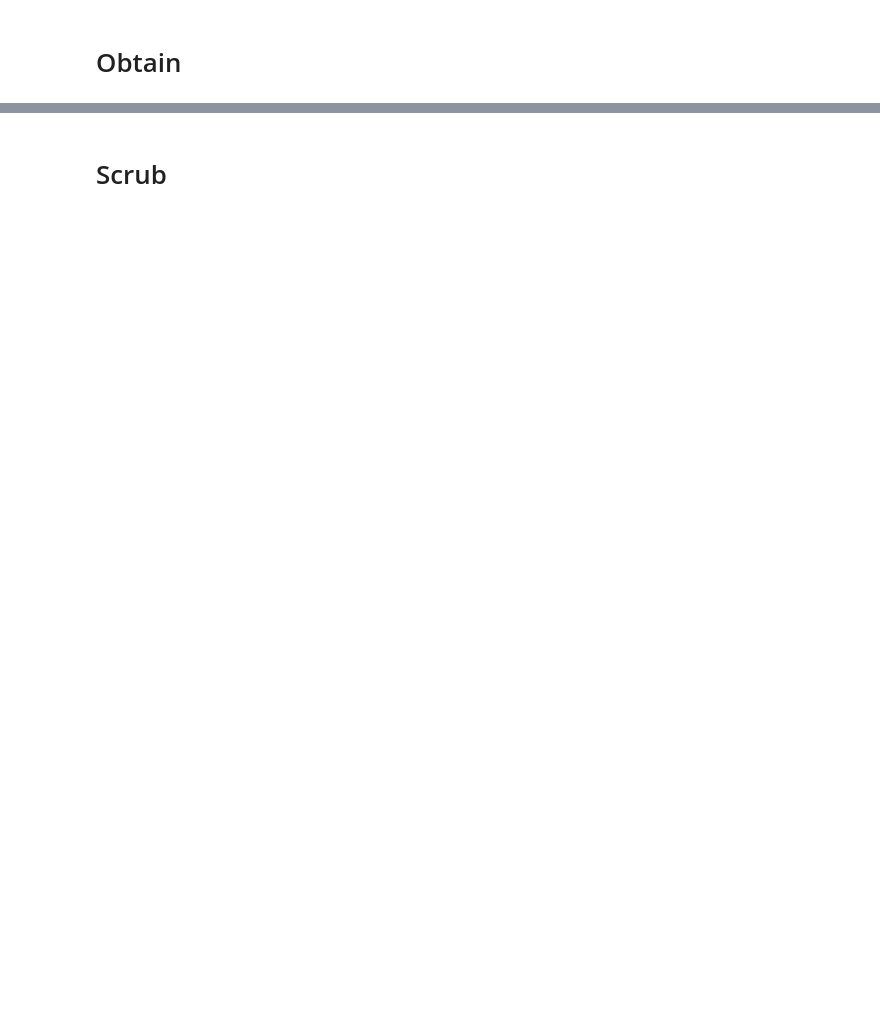
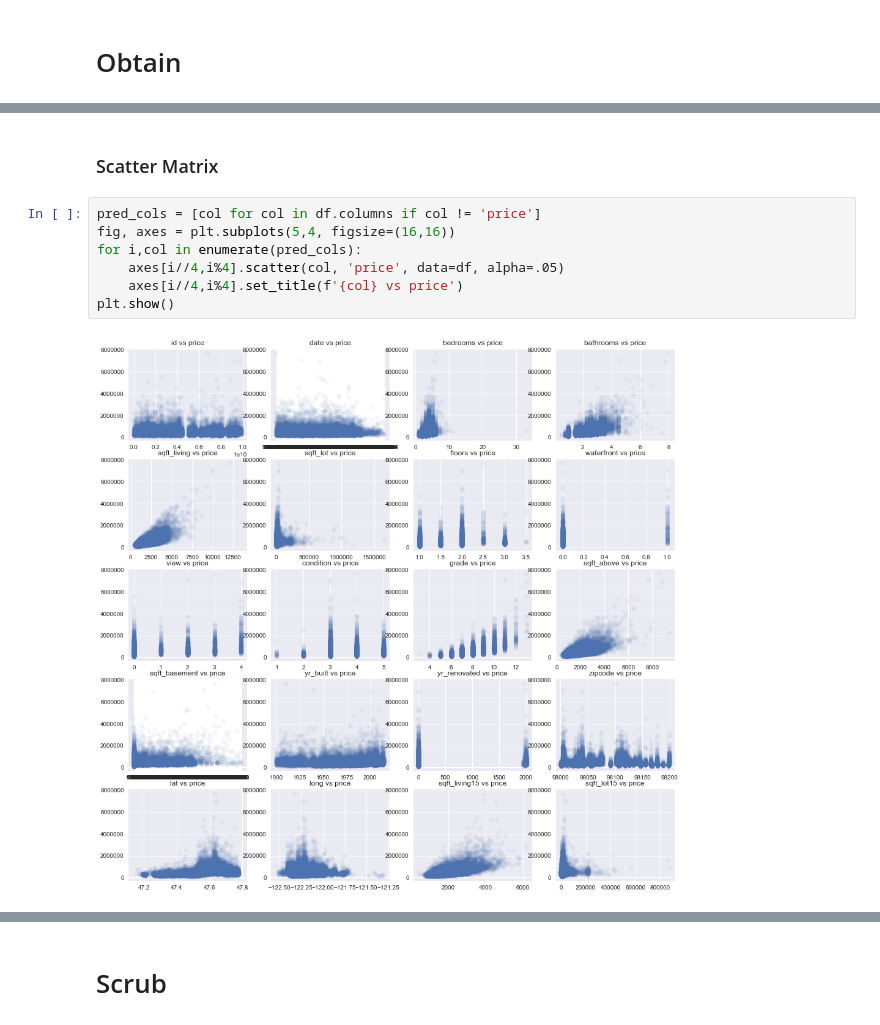
Before and after one commit to katmandoone/dsc-mod-2-project-v2-1-onl01-dtsc-pt-041320, a Jupyter notebook: student.ipynb, the cells around one changed output, grey strips where cells are left out. Drawn from its saved outputs; the diff is of its cells as text; blank space fills up the shorter version.

```diff
--- a/student.ipynb
+++ b/student.ipynb
@@ -32,0 +131,11 @@ df.head()
+# %% [markdown]
+### Scatter Matrix
+# %%
+pred_cols = [col for col in df.columns if col != 'price']
+fig, axes = plt.subplots(5,4, figsize=(16,16))
+for i,col in enumerate(pred_cols):
+    axes[i//4,i%4].scatter(col, 'price', data=df, alpha=.05)
+    axes[i//4,i%4].set_title(f'{col} vs price')
+plt.show()
+# %% [output]
+[figure, added]
```
Also changed, not shown: parts of 232 cells of this notebook.
